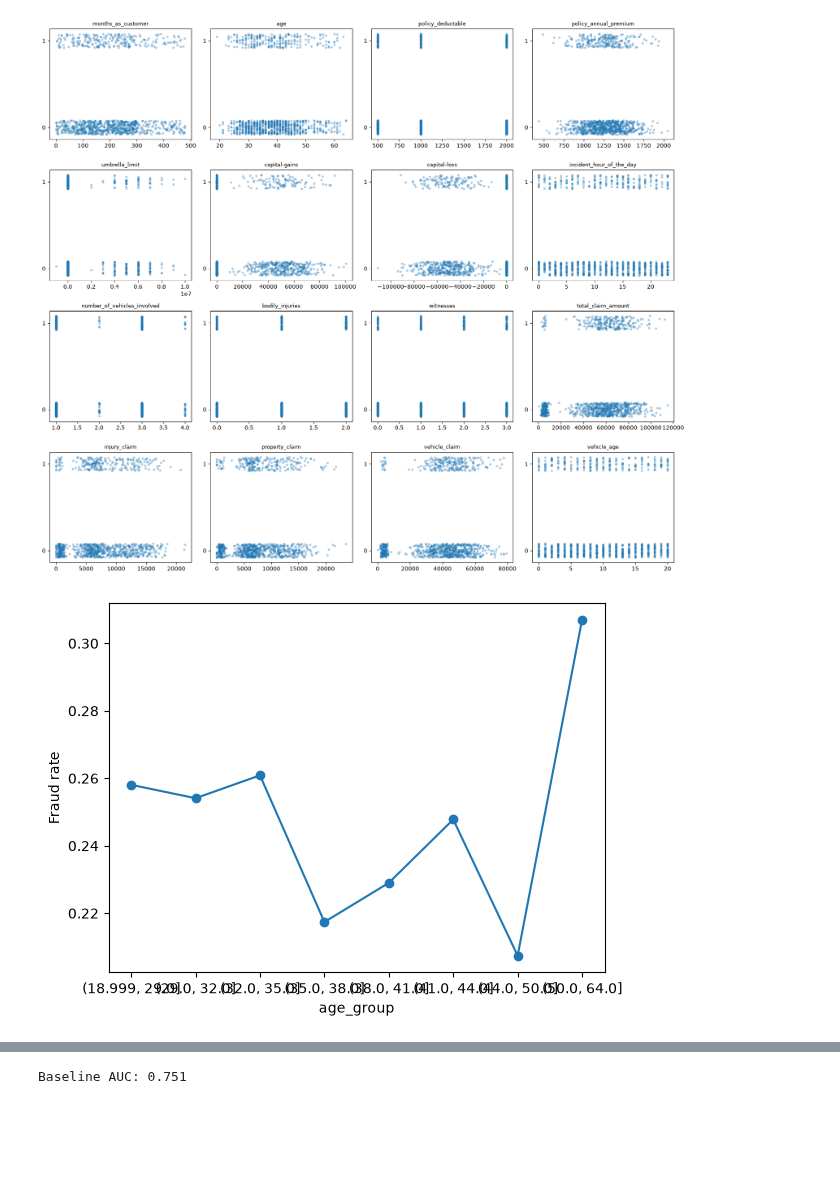
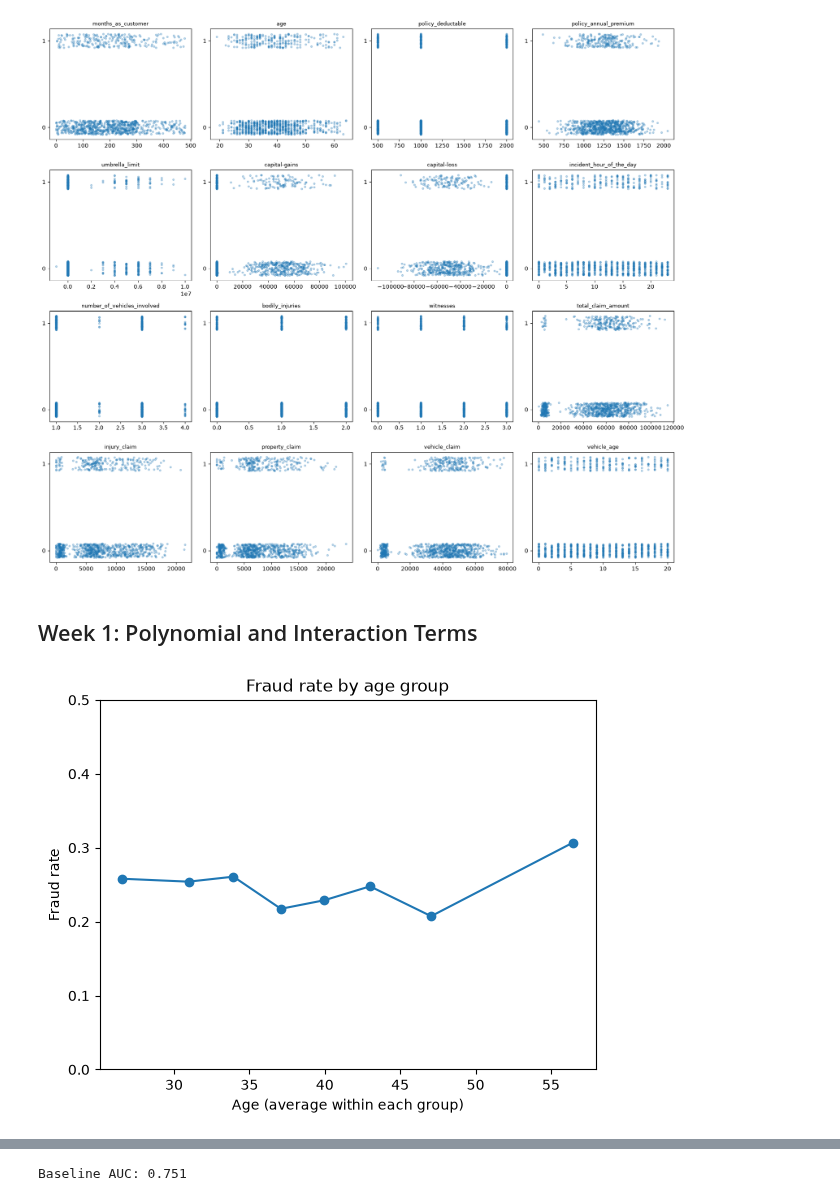
Before and after one commit to dtweeten/Capstone, a Jupyter notebook: Notebook_Simple_EDA.ipynb, the cells around one changed output, grey strips where cells are left out. Cells and saved outputs as stored; diff of their text form; code cells hidden in the pictures; blank space fills up the shorter version.

```diff
--- a/Notebook_Simple_EDA.ipynb
+++ b/Notebook_Simple_EDA.ipynb
@@ -142,12 +161,23 @@ plt.tight_layout()
 plt.show()
 # %% [output]
 [figure]
+# %% [markdown]
+## Week 1: Polynomial and Interaction Terms
 # %%
+# Showing an example of scatterplots I used to see relationships between X and y to see if we could try a polynomial term
+# Splitting customer age range into 8 groups for the visual
+# I see a little curvature in customer age & fraud!
 df["age_group"] = pd.qcut(df["age"], 8)
-df.groupby("age_group", observed=True)["fraud"].mean().plot(marker="o")
 
+rate = df.groupby("age_group", observed=True)["fraud"].mean()      # fraud rate in each group
+middle = df.groupby("age_group", observed=True)["age"].mean()      # avg age in each group
+
+plt.plot(middle, rate, marker="o")
+plt.xlabel("Age (average within each group)")
 plt.ylabel("Fraud rate")
+plt.title("Fraud rate by age group")
+plt.ylim(0, 0.5)
 plt.show()
 # %% [output]
-[figure, old version]
+[figure, new version]
 # %%
```
Also changed, not shown: parts of 24 cells of this notebook, 1 other file.
